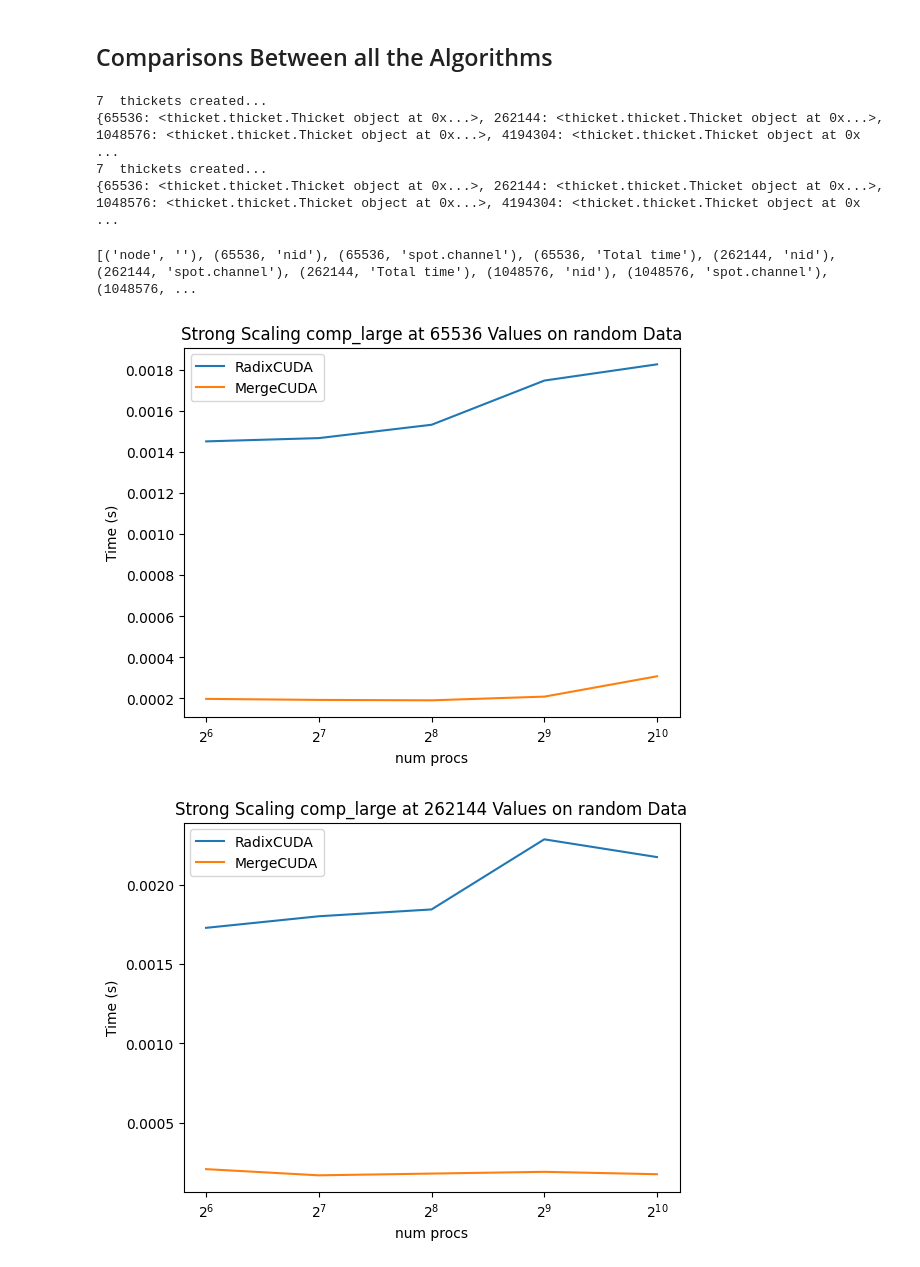
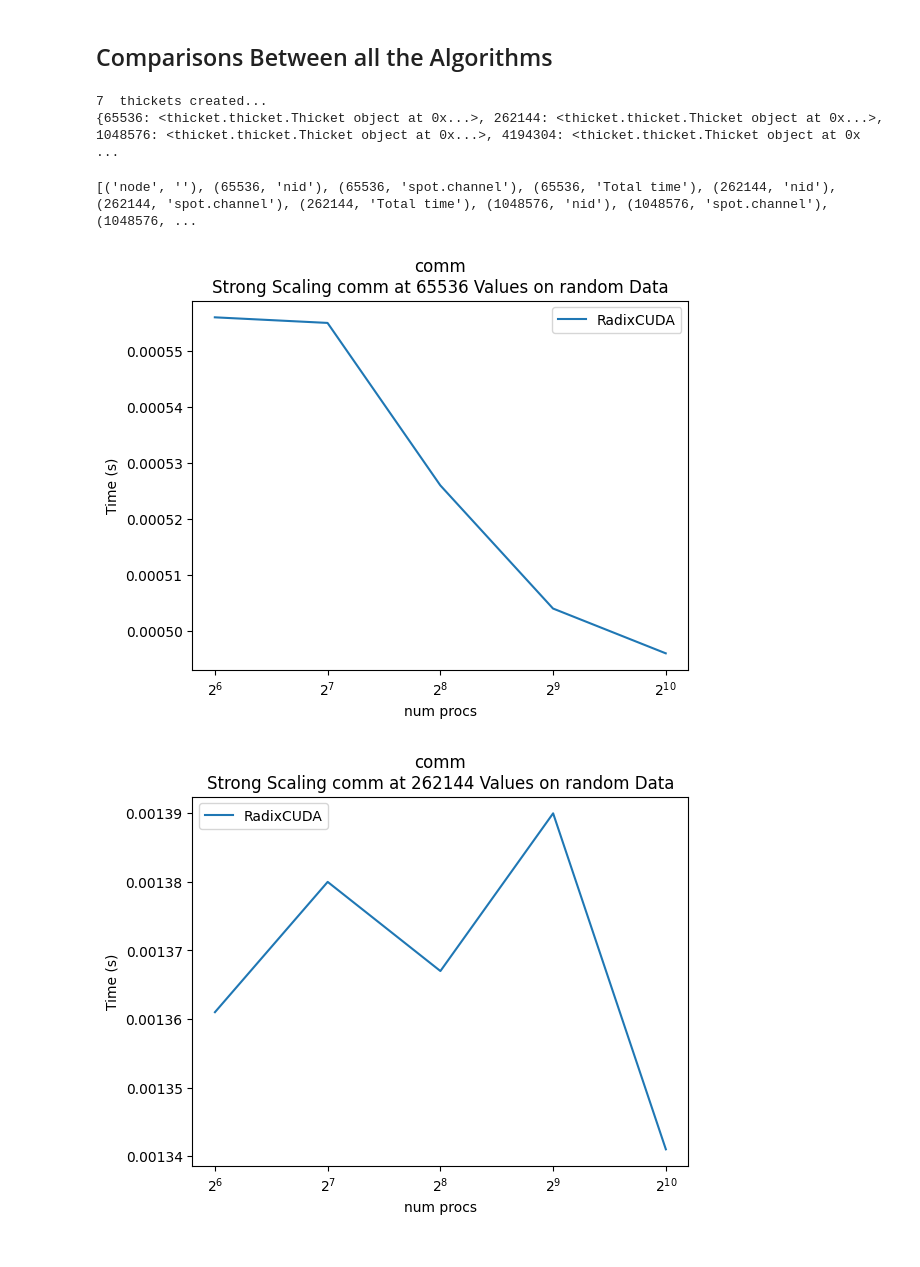
Before and after one commit to Sofia-Ortega/ParallelComputingProject, a Jupyter notebook: PerformanceEval/AlgorithmComparisons.ipynb, the cells around one changed output. Saved outputs shown, nothing was run; the diff lists cells and outputs as text; code cells hidden in the pictures.

Commit message:
radix plots DONE

```diff
--- a/PerformanceEval/AlgorithmComparisons.ipynb
+++ b/PerformanceEval/AlgorithmComparisons.ipynb
@@ -26,7 +26,7 @@ PERTURBED = "perturbed"
 
 ALGORITHMS = [RADIX, MERGE, QUICK]
 ALGORITHMS = []
-ALGORITHMS_CUDA = [RADIX, MERGE]
+ALGORITHMS_CUDA = [RADIX]
 
 PROGRAMMING_MODEL = [MPI, CUDA]
 INPUT_TYPES = [RANDOM, SORTED, REVERSE, PERTURBED]
@@ -75,8 +75,6 @@ for tk in tksCuda:
 # %% [output]
 7  thickets created...
 {65536: <thicket.thicket.Thicket object at 0x...>, 262144: <thicket.thicket.Thicket object at 0x...>, 1048576: <thicket.thicket.Thicket object at 0x...>, 4194304: <thicket.thicket.Thicket object at 0x ...
-7  thickets created...
-{65536: <thicket.thicket.Thicket object at 0x...>, 262144: <thicket.thicket.Thicket object at 0x...>, 1048576: <thicket.thicket.Thicket object at 0x...>, 4194304: <thicket.thicket.Thicket object at 0x ...
 # %%
 
 # MPI
@@ -149,7 +147,7 @@ res = collectRegion("main")
 def strong_scaling_plot(inputSize, region):
   fig = plt.figure()
   ax = fig.add_subplot(1, 1, 1)
-  ax.set_title(f"Strong Scaling {region} at {inputSize} Values on {INPUT_TYPE} Data")
+  ax.set_title(f"{region}\nStrong Scaling {region} at {inputSize} Values on {INPUT_TYPE} Data")
   ax.set_xlabel("num procs")
   ax.set_ylabel("Time (s)")
 
@@ -166,10 +164,10 @@ def strong_scaling_plot(inputSize, region):
   plt.show()
 # %%
 inputSize = INPUT_SIZES[-2]
-region = 'comp_large'
+region = 'comm'
 
 for inputSize in INPUT_SIZES:
-  strong_scaling_plot(inputSize, "comp_large")
+  strong_scaling_plot(inputSize, region)
 # %% [output]
-[figure, old version]
+[figure, new version]
-[figure, old version]
+[figure, new version]
```
Also changed, not shown: parts of 1 cell of this notebook, 8 other files.
